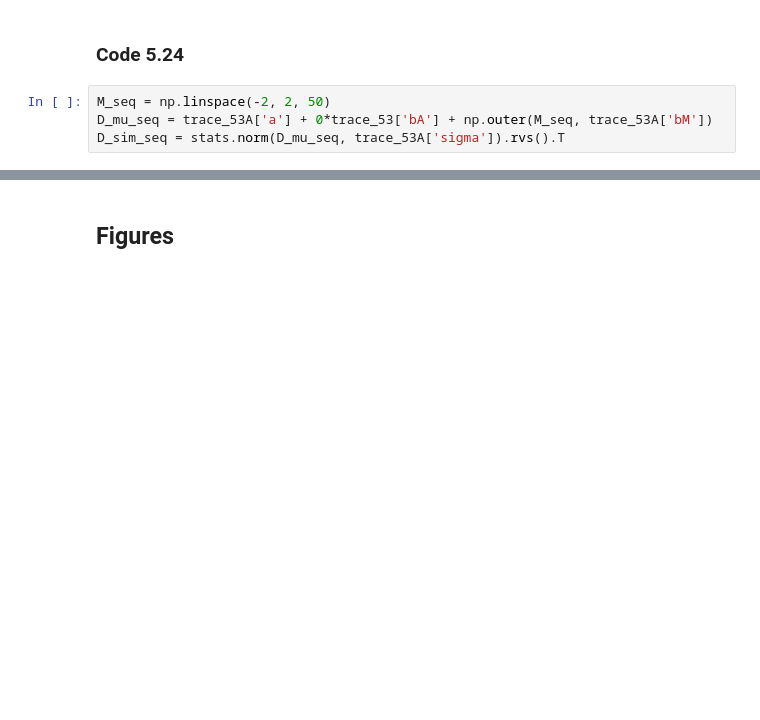
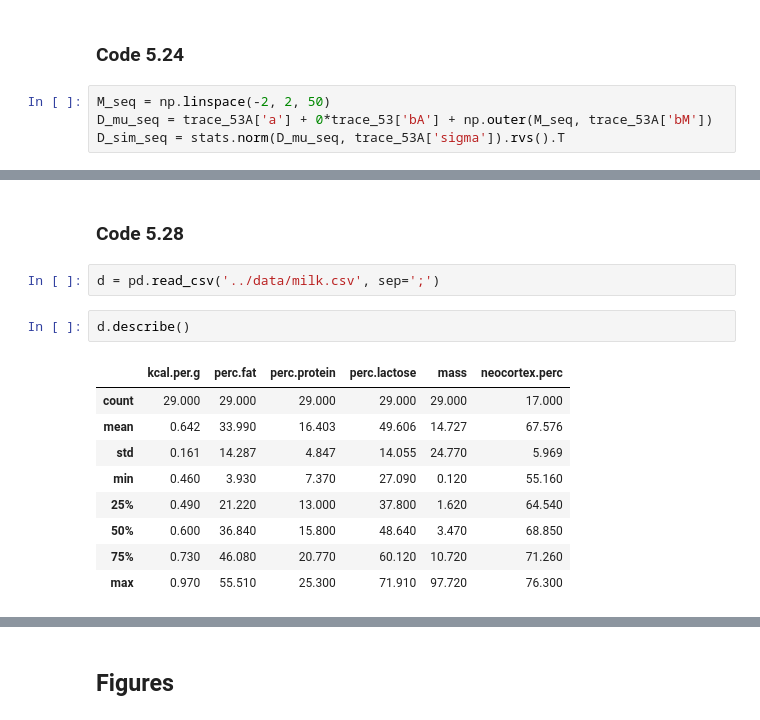
Before and after one commit to Giuco/statistical-rethinking, a Jupyter notebook: notebooks/Ch5.ipynb, the cells around one changed output, grey strips where cells are left out. Cells and saved outputs as stored; diff of their text form; blank space fills up the shorter version.

```diff
--- a/notebooks/Ch5.ipynb
+++ b/notebooks/Ch5.ipynb
@@ -412,3 +414,19 @@ ax.set_ylabel('counterfactual D')
 plt.show()
 # %% [output]
 [drawing not drawn]
+# %% [markdown]
+### Code 5.28
+# %%
+d = pd.read_csv('../data/milk.csv', sep=';')
+# %%
+d.describe()
+# %% [output]
+|  | kcal.per.g | perc.fat | perc.protein | perc.lactose | mass | neocortex.perc |
+| count | 29.000 | 29.000 | 29.000 | 29.000 | 29.000 | 17.000 |
+| mean | 0.642 | 33.990 | 16.403 | 49.606 | 14.727 | 67.576 |
+| std | 0.161 | 14.287 | 4.847 | 14.055 | 24.770 | 5.969 |
+| min | 0.460 | 3.930 | 7.370 | 27.090 | 0.120 | 55.160 |
+| 25% | 0.490 | 21.220 | 13.000 | 37.800 | 1.620 | 64.540 |
+| 50% | 0.600 | 36.840 | 15.800 | 48.640 | 3.470 | 68.850 |
+| 75% | 0.730 | 46.080 | 20.770 | 60.120 | 10.720 | 71.260 |
+| max | 0.970 | 55.510 | 25.300 | 71.910 | 97.720 | 76.300 |
```
Also changed, not shown: parts of 130 cells of this notebook.
